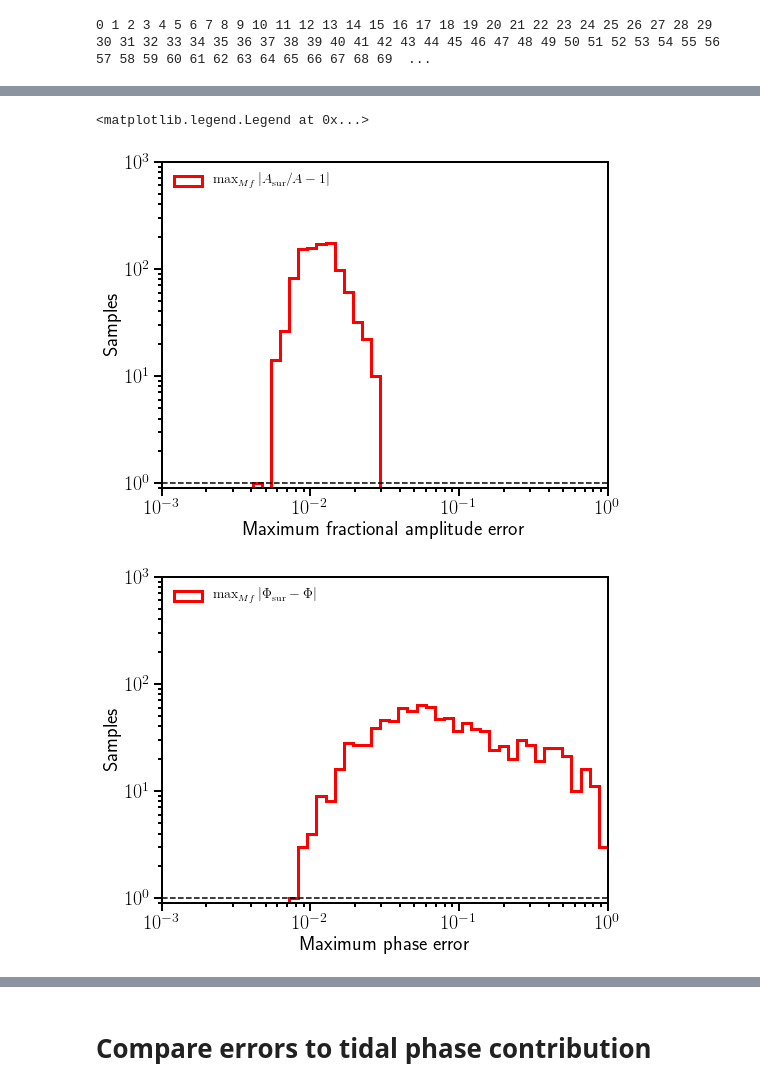
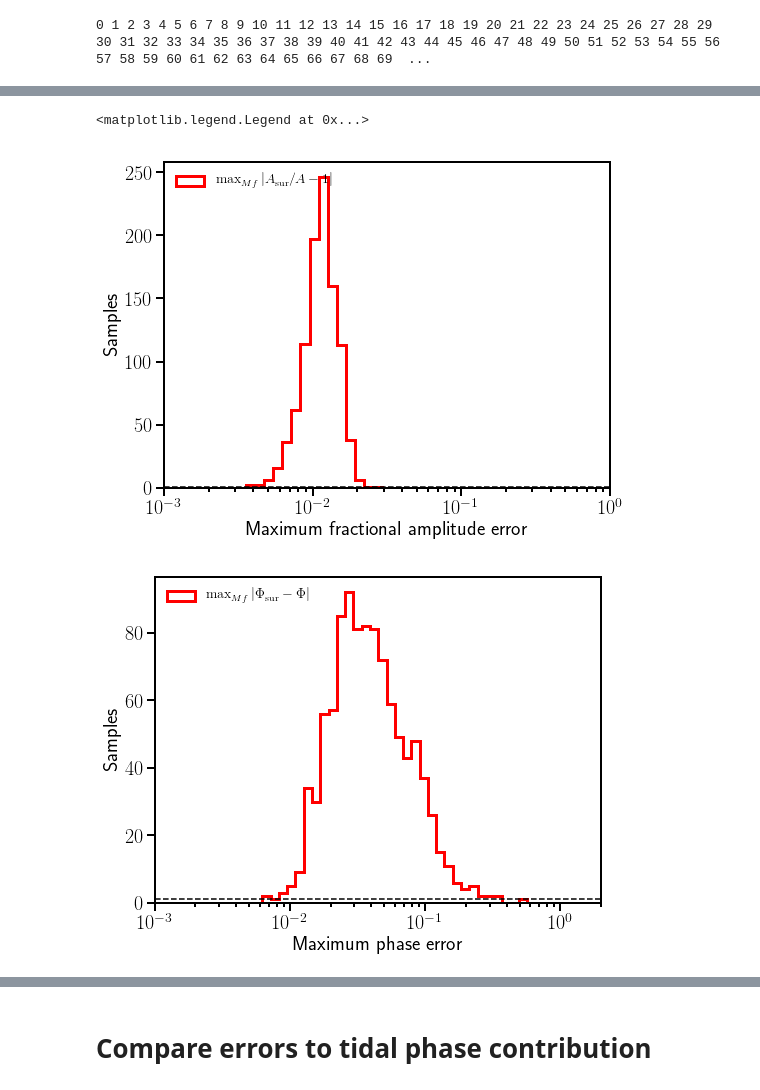
Before and after one commit to benjaminlackey/gpsurrogate, a Jupyter notebook: notebooks/MismatchAmpPhaseErrors.ipynb, the cells around one changed output, grey strips where cells are left out. Cells and saved outputs as stored; diff of their text form; code cells hidden in the pictures.

```diff
--- a/notebooks/MismatchAmpPhaseErrors.ipynb
+++ b/notebooks/MismatchAmpPhaseErrors.ipynb
@@ -74,6 +98,8 @@ dphase_gp_filename = '../data/phase_gp_join_p00015.hdf5'
 sur = surrogate.GPSurrogate.load(Bamp_filename, Bphase_filename, damp_gp_filename, dphase_gp_filename)
 # %%
-testset_rand = ws.HDF5WaveformSet('../data/h_test_set_rand_p00015_n1000.hdf5')
+# testset_rand = ws.HDF5WaveformSet('../data/h_test_set_rand_p00015_n1000.hdf5')
+# dtestset_rand = ws.HDF5WaveformSet('../data/dh_test_set_rand_p00015_n1000.hdf5')
+testset_rand = ws.HDF5WaveformSet('../data/h_test_set2_rand_p00015_n1000.hdf5')
 #testset_uni = ws.HDF5WaveformSet('../data/h_test_set_uniform_p00015.hdf5')
 # %%
 i = 99
@@ -429,30 +455,30 @@ ax2.grid()
 # %%
 fig, ax1 = plt.subplots(figsize=(8, 6))
 ax1.hist(amp_err, bins=np.logspace(-3, 0, 50), histtype='step',
           ls='-', lw=3, color='red', alpha=1.0, label=r'$\max_{Mf}|A_{\rm sur}/A-1|$')
 ax1.axhline(1.0, c='k', ls='--')
 ax1.set_xscale('log')
-ax1.set_yscale('log')
+#ax1.set_yscale('log')
 ax1.set_xlim([1.0e-3, 1.0])
-ax1.set_ylim([0.9, 1000])
+#ax1.set_ylim([0.9, 1000])
 ax1.set_xlabel('Maximum fractional amplitude error')
 ax1.set_ylabel('Samples')
 ax1.legend(loc='upper left', frameon=False)
 
 fig, ax2 = plt.subplots(figsize=(8, 6))
 ax2.hist(phase_err, bins=np.logspace(-3, 0, 50), histtype='step',
           ls='-', lw=3, color='red', alpha=1.0, label=r'$\max_{Mf}|\Phi_{\rm sur}-\Phi|$')
 ax2.axhline(1.0, c='k', ls='--')
 ax2.set_xscale('log')
-ax2.set_yscale('log')
-ax2.set_xlim([1.0e-3, 1.0])
-ax2.set_ylim([0.9, 1000])
+#ax2.set_yscale('log')
+ax2.set_xlim([1.0e-3, 2.0])
+#ax2.set_ylim([0.9, 1000])
 ax2.set_xlabel('Maximum phase error')
 ax2.set_ylabel('Samples')
 ax2.legend(loc='upper left', frameon=False)
 # %% [output]
 <matplotlib.legend.Legend at 0x...>
-[figure, old version]
+[figure, new version]
-[figure, old version]
+[figure, new version]
 # %%
 labels = [r'$q$', r'$S_{1z}$', r'$S_{2z}$', r'$\Lambda_1$', r'$\Lambda_2$']
```
Also changed, not shown: parts of 14 cells of this notebook, 5 other files.
